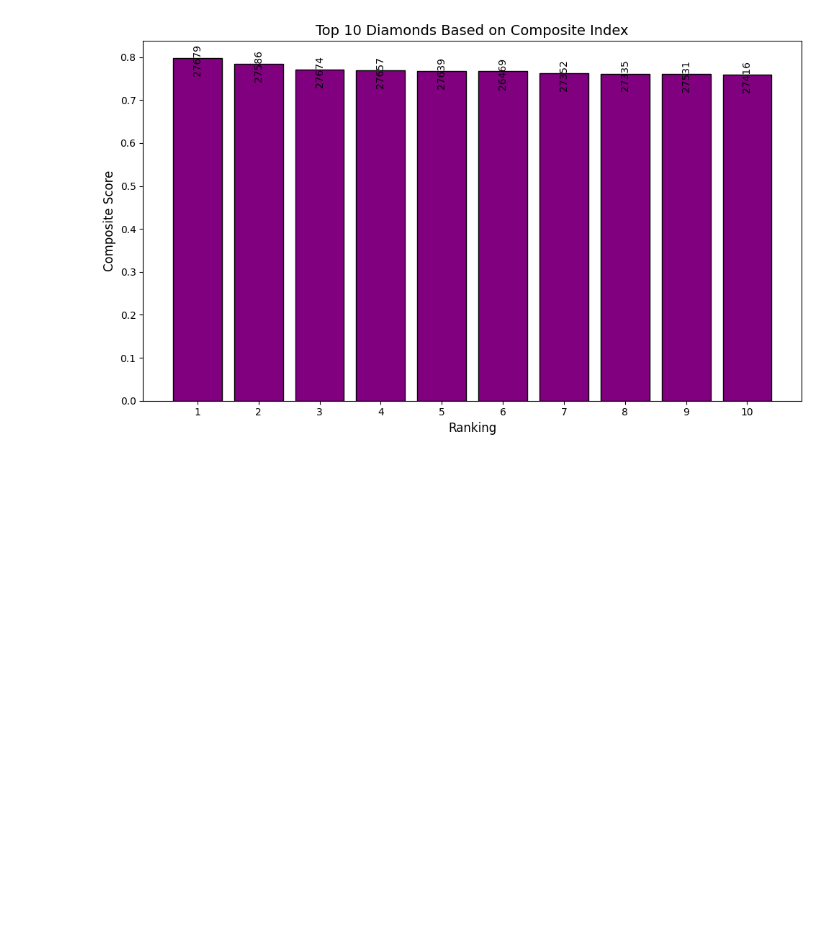
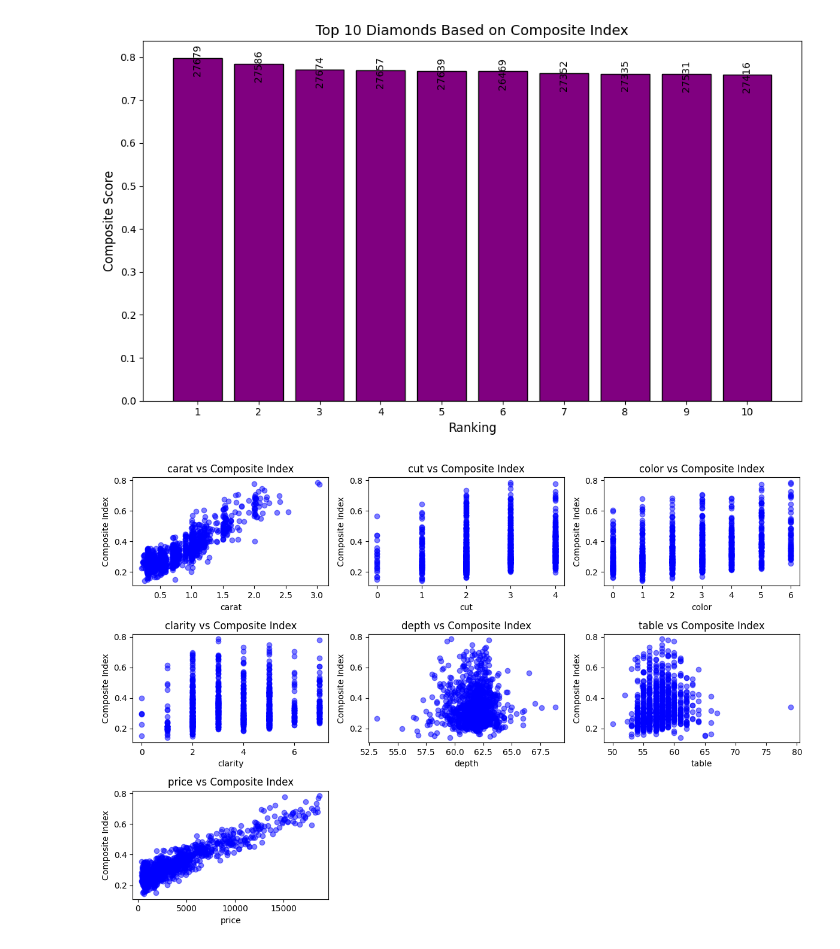
Before and after one commit to y-xing01/DAV_CA1, a Jupyter notebook: diamonds.ipynb, the cells around one changed output. Saved outputs shown, nothing was run; the diff lists cells and outputs as text; code cells hidden in the pictures; blank space fills up the shorter version.

Commit message:
:sparkles: Data Visualization for composite index and sub indices

```diff
--- a/diamonds.ipynb
+++ b/diamonds.ipynb
@@ -1052,3 +1052,17 @@ plt.tight_layout()
 plt.show()
 # %% [output]
 [figure]
+# %%
+# Scatter plot of individual features against the composite index
+plt.figure(figsize=(12, 8))
+for i, feature in enumerate(relevant_columns):
+    plt.subplot(3, 3, i + 1)
+    plt.scatter(cluster_data[feature], cluster_data['Composite_Index'], color='blue', alpha=0.5)
+    plt.xlabel(feature)
+    plt.ylabel('Composite Index')
+    plt.title(f'{feature} vs Composite Index')
+
+plt.tight_layout()
+plt.show()
+# %% [output]
+[figure, added]
```
Also changed, not shown: parts of 1 cell of this notebook.
